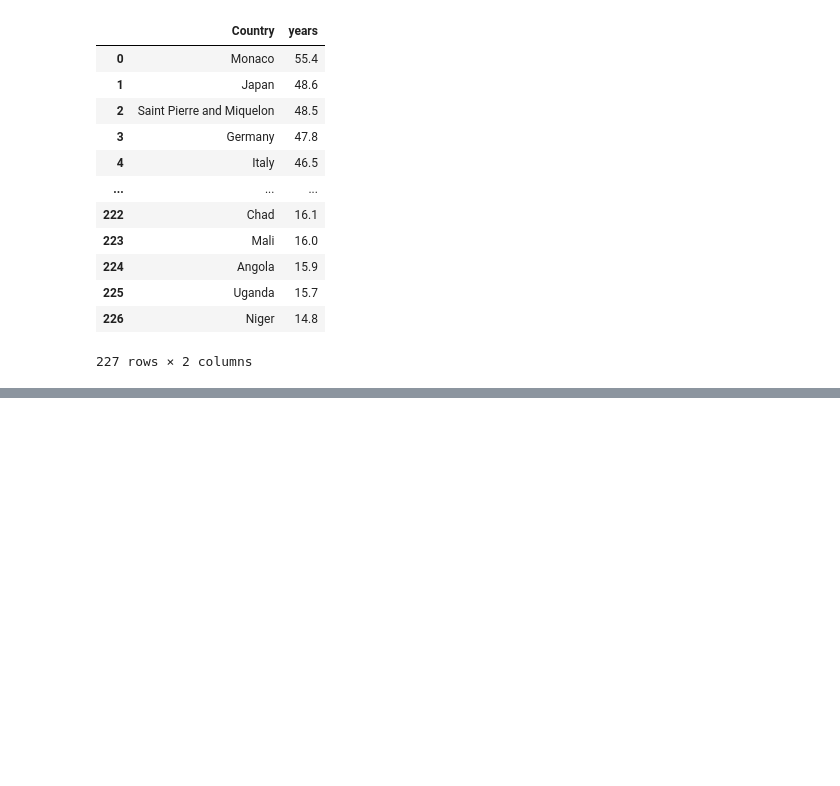
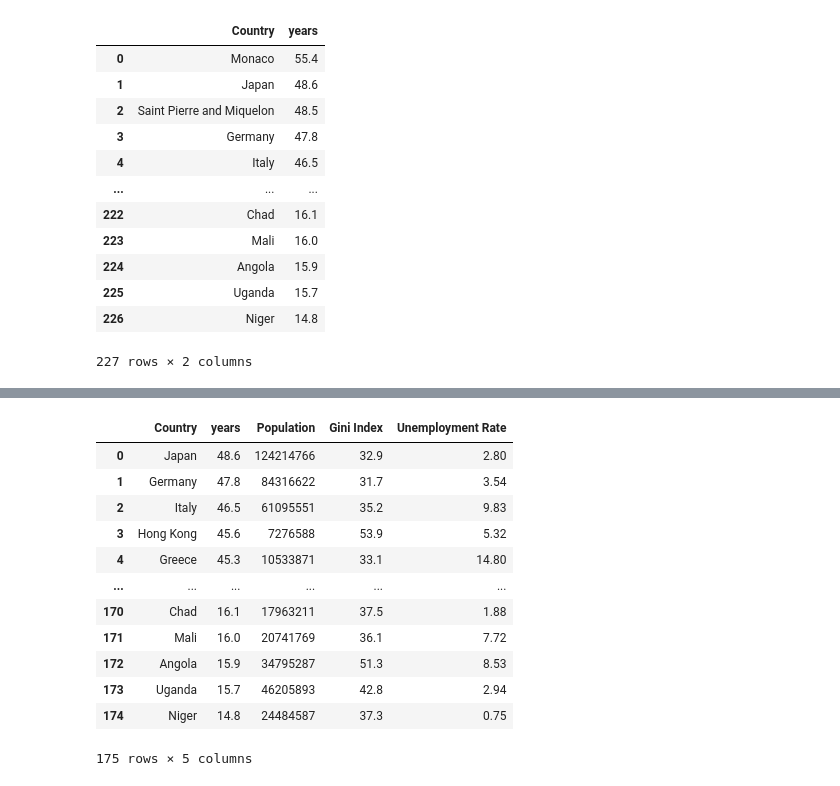
Before and after one commit to Calvinxu542/guided1, a Jupyter notebook: guided1.ipynb, the cells around one changed output, grey strips where cells are left out. Cells and saved outputs as stored; diff of their text form; code cells hidden in the pictures; blank space fills up the shorter version.

```diff
--- a/guided1.ipynb
+++ b/guided1.ipynb
@@ -98,0 +109,4 @@ IndexError: index 3 is out of bounds for axis 0 with size 2
+# %%
+from IPython.display import IFrame
+UER= "https://www.cia.gov/the-world-factbook/field/unemployment-rate/country-comparison"
+IFrame(UER, width=900,height=500)
@@ -98,0 +115,17 @@ IndexError: index 3 is out of bounds for axis 0 with size 2
+# %%
+import pandas as pd
+UERtable=pd.read_html(UER, header=0)
+UERtable[0]
+
+DFUER=UERtable[0].copy()
+DFUER.columns
+
+bye=[0,3]
+DFUER.drop(columns=DFUER.columns[bye],inplace=True)
+
+DFUER.columns.str.replace(pat="%",
+                        repl="Unemployment Rate",
+                        regex=True)
+
+DFUER.columns=DFUER.columns.str.replace("%","Unemployment Rate",regex=True).to_list()
+DFUER
@@ -98,0 +254,17 @@ IndexError: index 3 is out of bounds for axis 0 with size 2
+# %%
+df5=pd.merge(df4,DFUER,on="Country",how="inner")
+df5
+# %% [output]
+|  | Country | years | Population | Gini Index | Unemployment Rate |
+| 0 | Japan | 48.6 | 124214766 | 32.9 | 2.80 |
+| 1 | Germany | 47.8 | 84316622 | 31.7 | 3.54 |
+| 2 | Italy | 46.5 | 61095551 | 35.2 | 9.83 |
+| 3 | Hong Kong | 45.6 | 7276588 | 53.9 | 5.32 |
+| 4 | Greece | 45.3 | 10533871 | 33.1 | 14.80 |
+| ... | ... | ... | ... | ... | ... |
+| 170 | Chad | 16.1 | 17963211 | 37.5 | 1.88 |
+| 171 | Mali | 16.0 | 20741769 | 36.1 | 7.72 |
+| 172 | Angola | 15.9 | 34795287 | 51.3 | 8.53 |
+| 173 | Uganda | 15.7 | 46205893 | 42.8 | 2.94 |
+| 174 | Niger | 14.8 | 24484587 | 37.3 | 0.75 |
+175 rows × 5 columns
```
Also changed, not shown: parts of 18 cells of this notebook, 1 other file.
